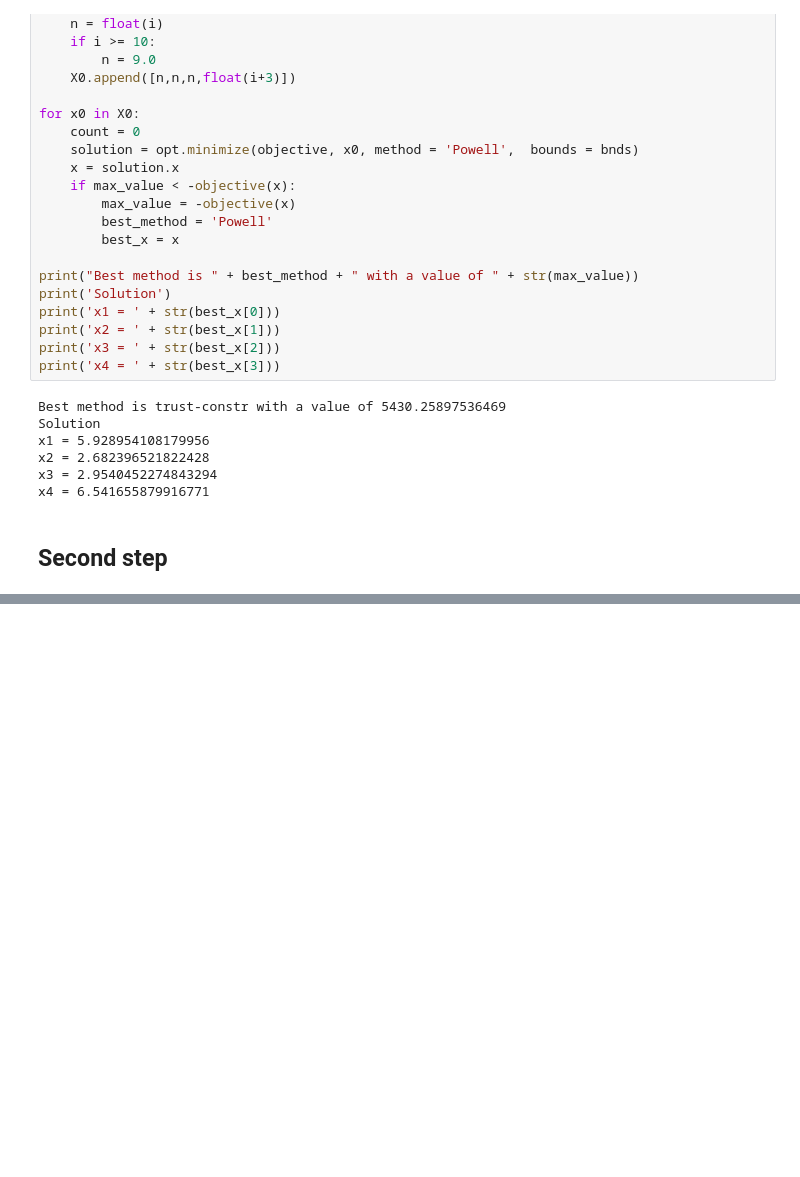
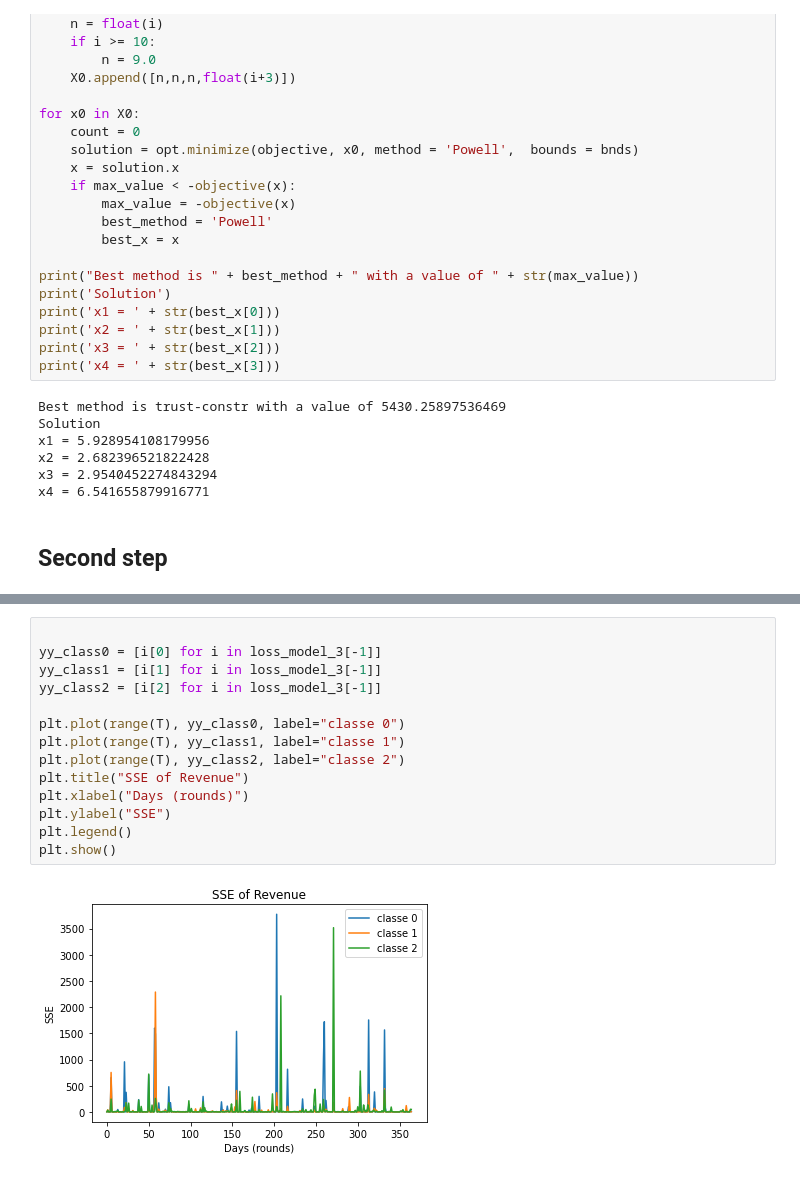
Before and after one commit to CarrattaFrancesco/DataIntelligenceApplication, a Jupyter notebook: main.ipynb, the cells around one changed output, grey strips where cells are left out. Cells and saved outputs as stored; diff of their text form; blank space fills up the shorter version.

```diff
--- a/main.ipynb
+++ b/main.ipynb
@@ -371,0 +418,16 @@ print(yy)
+# %%
+
+yy_class0 = [i[0] for i in loss_model_3[-1]]
+yy_class1 = [i[1] for i in loss_model_3[-1]]
+yy_class2 = [i[2] for i in loss_model_3[-1]]
+
+plt.plot(range(T), yy_class0, label="classe 0")
+plt.plot(range(T), yy_class1, label="classe 1")
+plt.plot(range(T), yy_class2, label="classe 2")
+plt.title("SSE of Revenue")
+plt.xlabel("Days (rounds)")
+plt.ylabel("SSE")
+plt.legend()
+plt.show()
+# %% [output]
+[figure, added]
```
Also changed, not shown: parts of 1 cell of this notebook, 1 other file.
